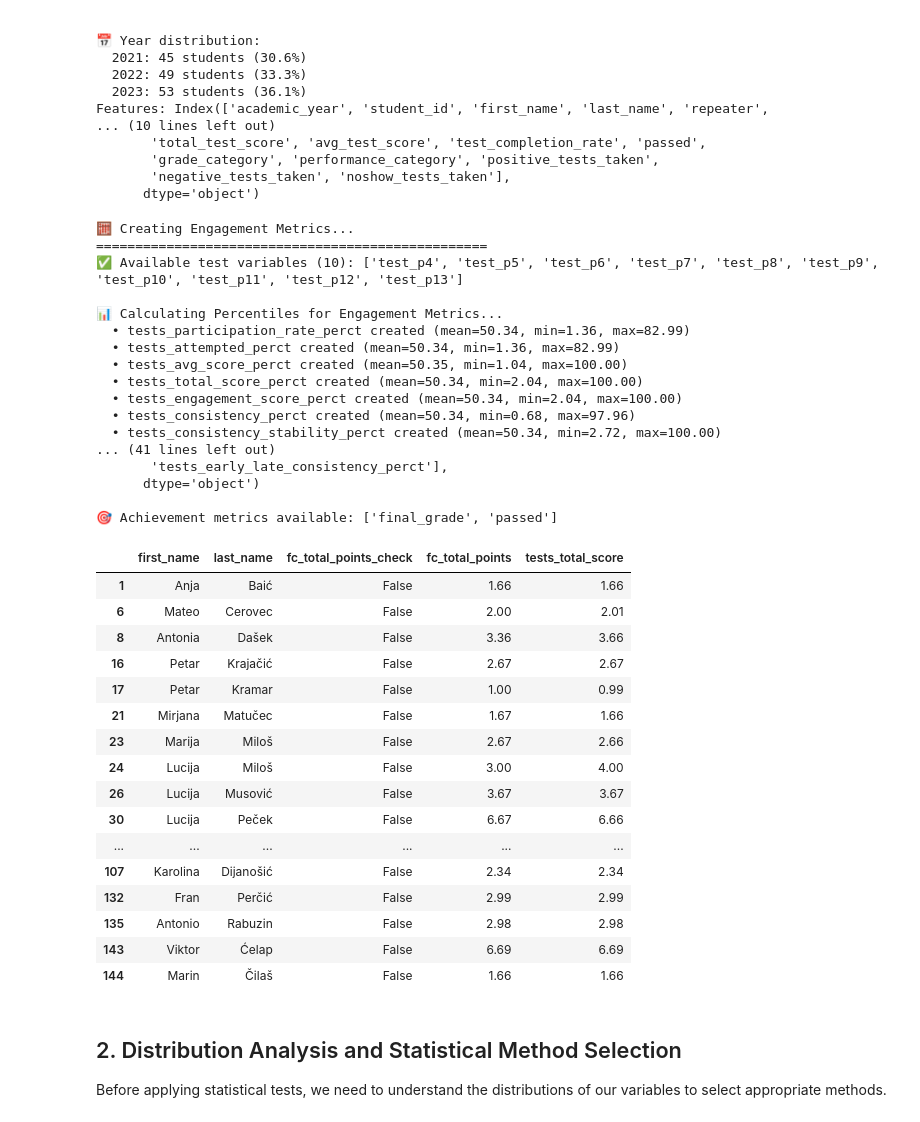
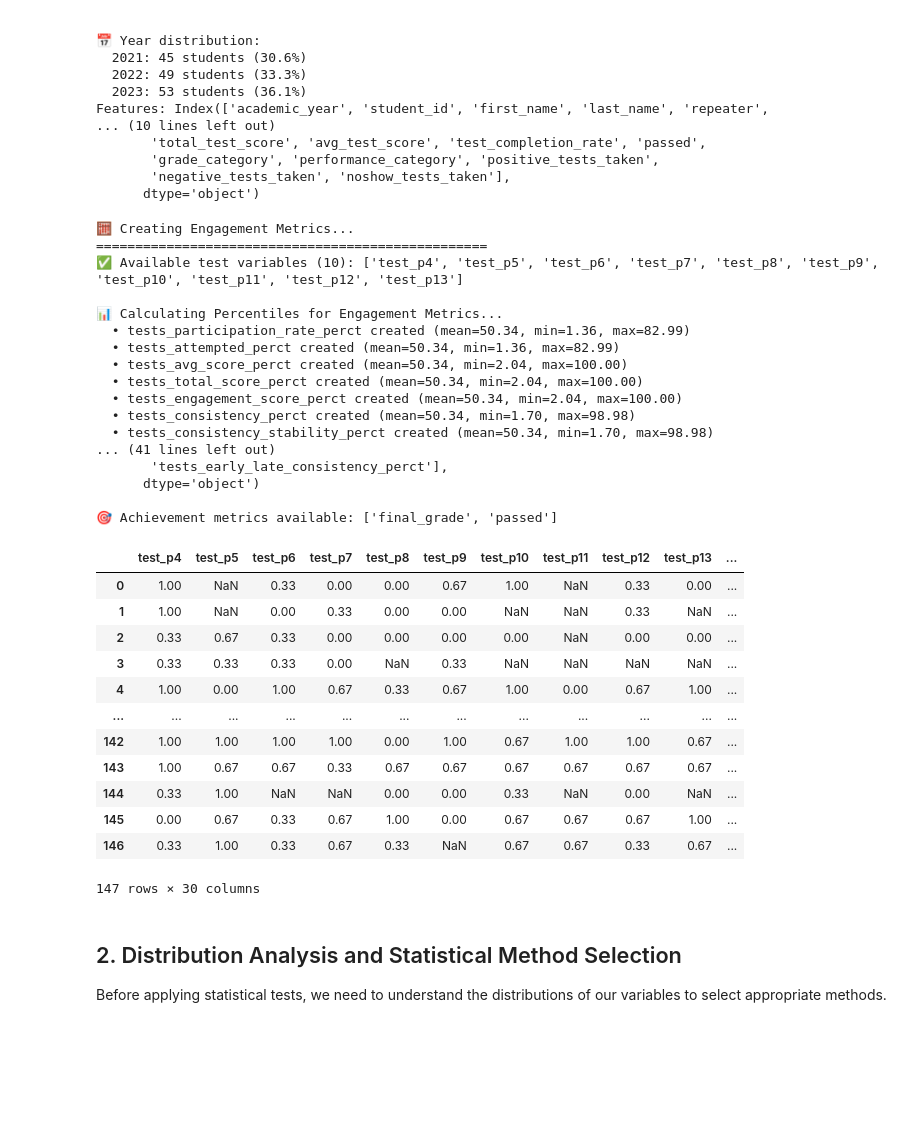
Before and after one commit to jsam/fc, a Jupyter notebook: notebooks/02_engagement_groups.ipynb, the cells around one changed output. Drawn from its saved outputs; the diff is of its cells as text; code cells hidden in the pictures; blank space fills up the shorter version.

```diff
--- a/notebooks/02_engagement_groups.ipynb
+++ b/notebooks/02_engagement_groups.ipynb
@@ -140,6 +140,7 @@ if available_tests:
 
     # 2. Test Average Score (mean of attempted tests)
     df['tests_avg_score'] = df[available_tests].mean(axis=1, skipna=True)
+    df["tests_avg_score"].fillna(0, inplace=True)
 
     # 3. Tests Attempted (absolute count)
     df['tests_attempted'] = df[available_tests].notna().sum(axis=1)
@@ -153,13 +154,22 @@ if available_tests:
     df['tests_engagement_score'] = df['tests_participation_rate'] * df['tests_avg_score'].fillna(0)
 
     # 6. Consistency Score (inverse of coefficient of variation)
-    test_std = df[available_tests].std(axis=1, skipna=True)
+    test_std = df[available_tests].std(axis=1, skipna=True, ddof=0)  # Use population std
     test_mean = df[available_tests].mean(axis=1, skipna=True)
-    cv = test_std / test_mean
-    df['tests_consistency'] = 1 / (1 + cv.fillna(0)) # Lower = more consistent
 
-    test_variance = df[available_tests].var(axis=1, skipna=True)
-    df['tests_consistency_stability'] = 1 + test_variance.fillna(0)
+    # Handle cases where mean is zero or very small
+    valid_mean_mask = (test_mean > 0.01)  # Only calculate CV for meaningful means
+    cv = np.where(valid_mean_mask, test_std / test_mean, np.nan)
+
+    test_scores_std = df[available_tests].std(axis=1, skipna=True, ddof=0)
+    max_std = test_scores_std.max() if not test_scores_std.isna().all() else 1
+    df['tests_consistency'] = 1 - (test_scores_std.fillna(max_std) / max_std)
+
+    test_variance = df[available_tests].var(axis=1, skipna=True, ddof=0)
+    max_variance = test_variance.max() if not test_variance.isna().all() else 1
+
+    # Normalize variance to 0-1 scale, then invert (higher = more stable)
+    df['tests_consistency_stability'] = 1 - (test_variance.fillna(max_variance) / max_variance)
 
     mid_point = len(available_tests) // 2
     first_half = available_tests[:mid_point]
@@ -168,9 +178,12 @@ if available_tests:
     first_half_mean = df[first_half].mean(axis=1, skipna=True)
     second_half_mean = df[second_half].mean(axis=1, skipna=True)
 
-    # Calculate absolute difference (lower = more consistent)
+    # Calculate normalized absolute difference
     performance_drift = abs(first_half_mean - second_half_mean)
-    df['tests_early_late_consistency'] = 1 / (1 + performance_drift.fillna(0))
+    max_drift = performance_drift.max() if not performance_drift.isna().all() else 1
+
+    # Convert to consistency score (0-1 scale, higher = more consistent)
+    df['tests_early_late_consistency'] = 1 - (performance_drift.fillna(max_drift) / max_drift)
 
     # --- Add percentile features for key engagement metrics ---
     print("\n📊 Calculating Percentiles for Engagement Metrics...")
@@ -205,57 +218,54 @@ if available_tests:
         if metric in df.columns:
             print(f"  • {metric}: mean={df[metric].mean():.3f}, std={df[metric].std():.3f}")
 else:
     print("❌ No test variables available for analysis")
 
 print(df.columns)
 # Define achievement metrics
 achievement_metrics = []
 if 'final_grade' in df.columns:
     achievement_metrics.append('final_grade')
-# if 'total_continuous' in df.columns:
-#     achievement_metrics.append('total_continuous')
 if 'passed' in df.columns:
     achievement_metrics.append('passed')
 
 print(f"\n🎯 Achievement metrics available: {achievement_metrics}")
 
-df[df['fc_total_points_check'] == False][['first_name', 'last_name', 'fc_total_points_check', 'fc_total_points', 'tests_total_score']]
-#df[df['tests_attempted_check'] == False]
+
+df["final_grade"].fillna(1.0, inplace=True)
+df["passed"].fillna(0.0, inplace=True)
+
+df[test_variables + engagement_metrics + achievement_metrics + ['final_grade', 'passed']]
 # %% [output]
 🧮 Creating Engagement Metrics...
 ==================================================
 ✅ Available test variables (10): ['test_p4', 'test_p5', 'test_p6', 'test_p7', 'test_p8', 'test_p9', 'test_p10', 'test_p11', 'test_p12', 'test_p13']
 
 📊 Calculating Percentiles for Engagement Metrics...
   • tests_participation_rate_perct created (mean=50.34, min=1.36, max=82.99)
   • tests_attempted_perct created (mean=50.34, min=1.36, max=82.99)
-  • tests_avg_score_perct created (mean=50.35, min=1.04, max=100.00)
+  • tests_avg_score_perct created (mean=50.34, min=2.04, max=100.00)
   • tests_total_score_perct created (mean=50.34, min=2.04, max=100.00)
   • tests_engagement_score_perct created (mean=50.34, min=2.04, max=100.00)
-  • tests_consistency_perct created (mean=50.34, min=0.68, max=97.96)
-  • tests_consistency_stability_perct created (mean=50.34, min=2.72, max=100.00)
+  • tests_consistency_perct created (mean=50.34, min=1.70, max=98.98)
+  • tests_consistency_stability_perct created (mean=50.34, min=1.70, max=98.98)
 ... (41 lines left out)
        'tests_early_late_consistency_perct'],
       dtype='object')
 
 🎯 Achievement metrics available: ['final_grade', 'passed']
-|  | first_name | last_name | fc_total_points_check | fc_total_points | tests_total_score |
-| 1 | Anja | Baić | False | 1.66 | 1.66 |
-| 6 | Mateo | Cerovec | False | 2.00 | 2.01 |
-| 8 | Antonia | Dašek | False | 3.36 | 3.66 |
-| 16 | Petar | Krajačić | False | 2.67 | 2.67 |
-| 17 | Petar | Kramar | False | 1.00 | 0.99 |
-| 21 | Mirjana | Matučec | False | 1.67 | 1.66 |
-| 23 | Marija | Miloš | False | 2.67 | 2.66 |
-| 24 | Lucija | Miloš | False | 3.00 | 4.00 |
-| 26 | Lucija | Musović | False | 3.67 | 3.67 |
-| 30 | Lucija | Peček | False | 6.67 | 6.66 |
-| ... | ... | ... | ... | ... | ... |
-| 107 | Karolina | Dijanošić | False | 2.34 | 2.34 |
-| 132 | Fran | Perčić | False | 2.99 | 2.99 |
-| 135 | Antonio | Rabuzin | False | 2.98 | 2.98 |
-| 143 | Viktor | Ćelap | False | 6.69 | 6.69 |
-| 144 | Marin | Čilaš | False | 1.66 | 1.66 |
+|  | test_p4 | test_p5 | test_p6 | test_p7 | test_p8 | test_p9 | test_p10 | test_p11 | test_p12 | test_p13 | ... |
+| 0 | 1.00 | NaN | 0.33 | 0.00 | 0.00 | 0.67 | 1.00 | NaN | 0.33 | 0.00 | ... |
+| 1 | 1.00 | NaN | 0.00 | 0.33 | 0.00 | 0.00 | NaN | NaN | 0.33 | NaN | ... |
+| 2 | 0.33 | 0.67 | 0.33 | 0.00 | 0.00 | 0.00 | 0.00 | NaN | 0.00 | 0.00 | ... |
+| 3 | 0.33 | 0.33 | 0.33 | 0.00 | NaN | 0.33 | NaN | NaN | NaN | NaN | ... |
+| 4 | 1.00 | 0.00 | 1.00 | 0.67 | 0.33 | 0.67 | 1.00 | 0.00 | 0.67 | 1.00 | ... |
+| ... | ... | ... | ... | ... | ... | ... | ... | ... | ... | ... | ... |
+| 142 | 1.00 | 1.00 | 1.00 | 1.00 | 0.00 | 1.00 | 0.67 | 1.00 | 1.00 | 0.67 | ... |
+| 143 | 1.00 | 0.67 | 0.67 | 0.33 | 0.67 | 0.67 | 0.67 | 0.67 | 0.67 | 0.67 | ... |
+| 144 | 0.33 | 1.00 | NaN | NaN | 0.00 | 0.00 | 0.33 | NaN | 0.00 | NaN | ... |
+| 145 | 0.00 | 0.67 | 0.33 | 0.67 | 1.00 | 0.00 | 0.67 | 0.67 | 0.67 | 1.00 | ... |
+| 146 | 0.33 | 1.00 | 0.33 | 0.67 | 0.33 | NaN | 0.67 | 0.67 | 0.33 | 0.67 | ... |
+147 rows × 30 columns
 # %% [markdown]
 ## 2. Distribution Analysis and Statistical Method Selection
 
```
Also changed, not shown: parts of 3 cells of this notebook, 1 other file.
